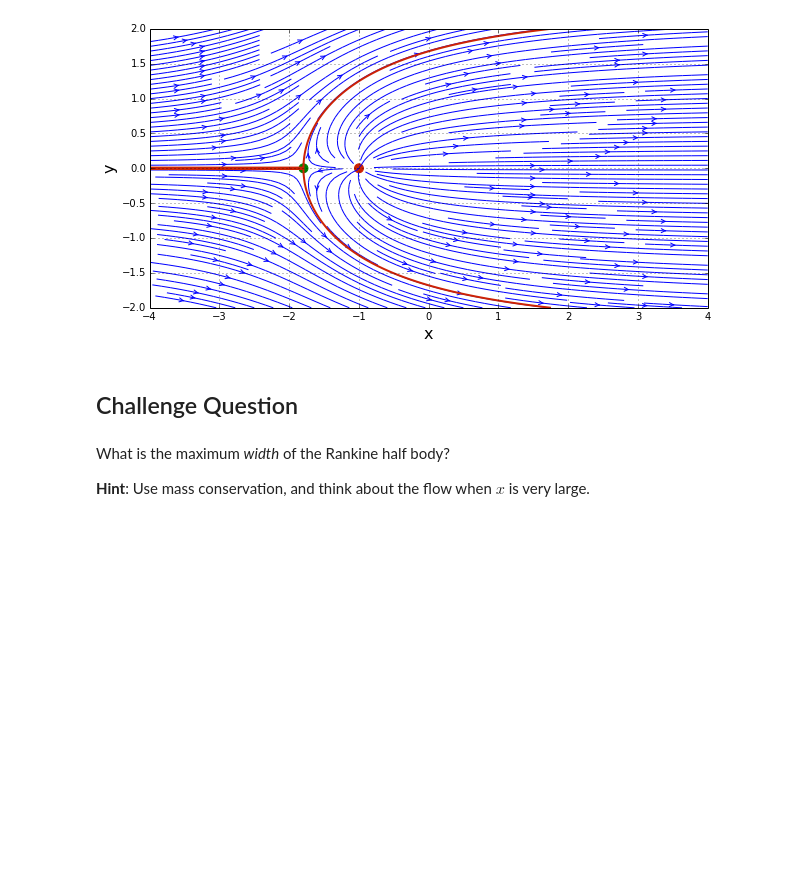
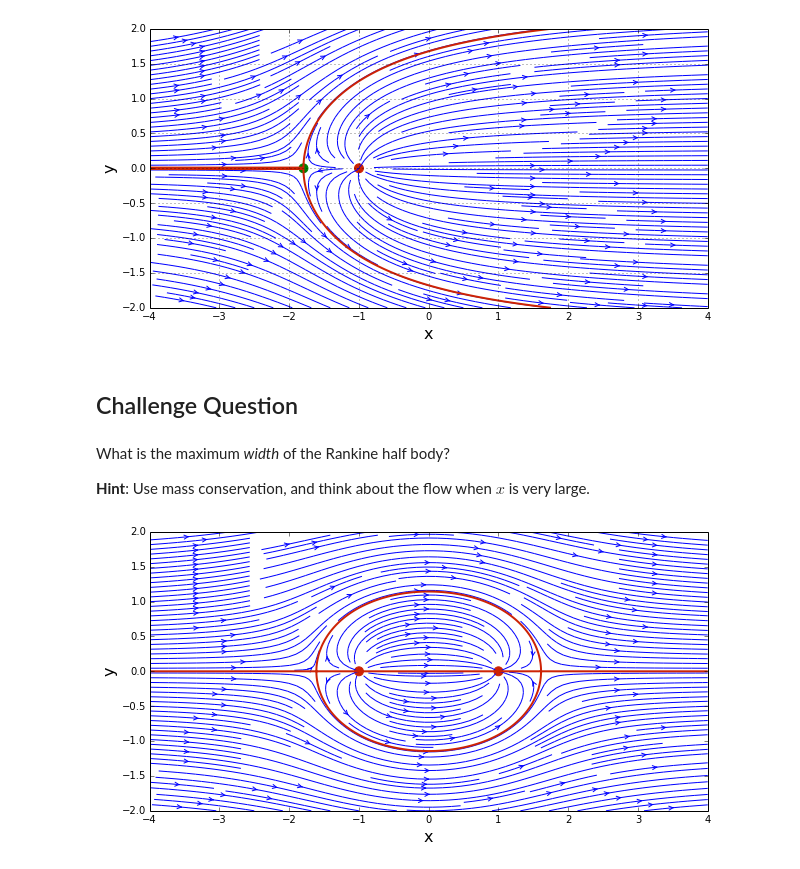
Before and after one commit to cbell14/Aero_Hydro, a Jupyter notebook: Source_Sink_FreeStream.ipynb, the cells around one changed output. Saved outputs shown, nothing was run; the diff lists cells and outputs as text; code cells hidden in the pictures; blank space fills up the shorter version.

Commit message:
starting notebook 3

```diff
--- a/Source_Sink_FreeStream.ipynb
+++ b/Source_Sink_FreeStream.ipynb
@@ -87,7 +80,7 @@ alpha = 0                  #free stream angle
 strength_source = 5.0           #strength of source
 x_source, y_source = -1.0, 0.0  # location of source
 # %%
-X,Y = gen_uform_grid(N,x_s,x_e,y_s,y_e);
+X,Y = gen_uform_grid(N,x_start,x_end,y_start,y_end);
 
 # computes the velocity field
 u_source, v_source = vel_source_sink(strength_source, x_source, y_source, X, Y)
@@ -147,0 +132,26 @@ css_styling()
+# %%
+stength_sink = -25.0 #strength of sink
+x_sink, y_sink = 1.0, 0.0 #location of sink
+
+u_sink, v_sink = vel_source_sink(strength_sink, x_sink, y_sink, X, Y)
+
+# computes the stream-function
+psi_sink = sf_source_sink(strength_sink, x_sink, y_sink, X, Y)
+# %%
+# superposition of a source and a sink on the freestream
+u_rank = u_free + u_source + u_sink
+v_rank = v_free + v_source + v_sink
+psi_rank = psi_free + psi_source + psi_sink
+
+# plots the streamlines
+size = 10
+pyplot.figure(figsize=(size, (y_end-y_start)/(x_end-x_start)*size))
+pyplot.xlabel('x', fontsize=16)
+pyplot.ylabel('y', fontsize=16)
+pyplot.xlim(x_start, x_end)
+pyplot.ylim(y_start, y_end)
+pyplot.streamplot(X, Y, u_rank, v_rank, density=2, linewidth=1, arrowsize=1, arrowstyle='->')
+pyplot.scatter([x_source, x_sink], [y_source, y_sink], color='#CD2305', s=80, marker='o')
+pyplot.contour(X, Y, psi_rank, levels=[0.], colors='#CD2305', linewidths=2, linestyles='solid');
+# %% [output]
+[figure, added]
```
Also changed, not shown: parts of 8 cells of this notebook, 4 other files.
